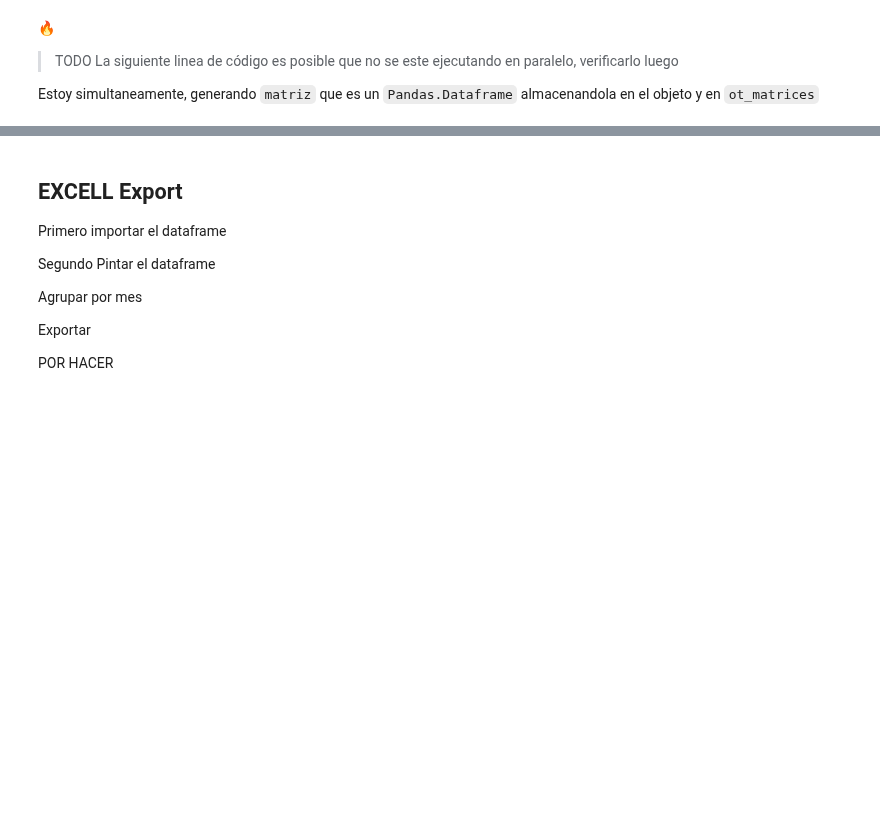
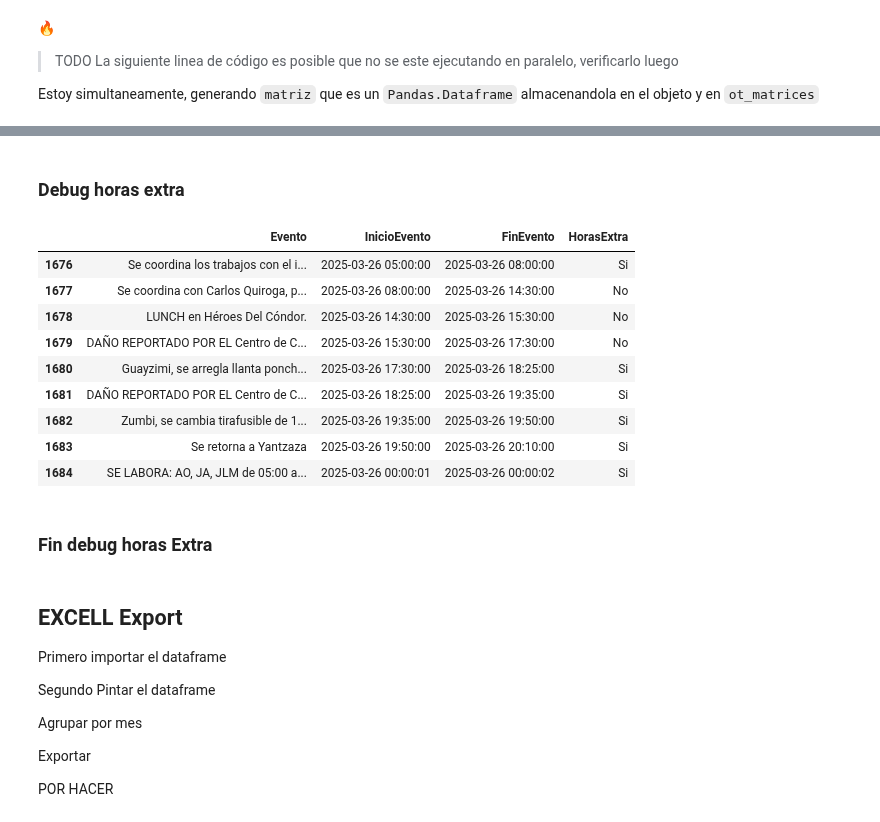
Before and after one commit to ernestopalacios/ordenes_de_trabajo, a Jupyter notebook: Test_GestionOT.ipynb, the cells around one changed output, grey strips where cells are left out. Cells and saved outputs as stored; diff of their text form; code cells hidden in the pictures; blank space fills up the shorter version.

```diff
--- a/Test_GestionOT.ipynb
+++ b/Test_GestionOT.ipynb
@@ -28,13 +28,13 @@ import pickle
 #test_path = '/home/vlad/GIT/eerssa_gh/ordenes_de_trabajo/tests/ot_test/'
 #test_path = '/home/vlad/GIT/eerssa_gh/ordenes_de_trabajo/tests/find_bug'
 #test_path = '/home/vlad/OneDrive/01 JEZO/01 ACTIVIDADES DIARIAS DE TRABAJO DE LAS AGENCIAS/2024'
-test_path = '/home/vlad/OneDrive/01 JEZO/01 ACTIVIDADES DIARIAS DE TRABAJO DE LAS AGENCIAS/2025/restantes_febrero'
-#test_path = '/home/vlad/OneDrive/01 JEZO/01 ACTIVIDADES DIARIAS DE TRABAJO DE LAS AGENCIAS/2025/03 MARZO'
+#test_path = '/home/vlad/OneDrive/01 JEZO/01 ACTIVIDADES DIARIAS DE TRABAJO DE LAS AGENCIAS/2025/restantes_febrero'
+test_path = '/home/vlad/OneDrive/01 JEZO/01 ACTIVIDADES DIARIAS DE TRABAJO DE LAS AGENCIAS/2025/03 MARZO'
 
 
 save_dir = '/home/vlad/GIT/eerssa_gh/ordenes_de_trabajo/tests/db_test/'
 
-file_prefix = '2025_02_Febrero_v022'
+file_prefix = '2025_03_MARZO_v022'
 
 path_obj = save_dir + file_prefix + '_1_object.pkl'
 path_pkl = save_dir + file_prefix + '_2_df.pkl'
@@ -136,4 +146,25 @@ https://scikit-learn.org/stable/model_persistence.html#security-maintainability-
 # Combined full df for exporting to excel
 
 combined_df = pd.concat(df_total, ignore_index=True)
+# %% [markdown]
+### Debug horas extra
+# %%
+finde = combined_df[combined_df["id_ot"] == 148704]
+mad = combined_df[combined_df["id_ot"] == 149102]
+mad2 = combined_df[combined_df["id_ot"] == 150050]
+# %%
+mad2[["Evento","InicioEvento","FinEvento","HorasExtra"]]
+# %% [output]
+|  | Evento | InicioEvento | FinEvento | HorasExtra |
+| 1676 | Se coordina los trabajos con el i... | 2025-03-26 05:00:00 | 2025-03-26 08:00:00 | Si |
+| 1677 | Se coordina con Carlos Quiroga, p... | 2025-03-26 08:00:00 | 2025-03-26 14:30:00 | No |
+| 1678 | LUNCH en Héroes Del Cóndor. | 2025-03-26 14:30:00 | 2025-03-26 15:30:00 | No |
+| 1679 | DAÑO REPORTADO POR EL Centro de C... | 2025-03-26 15:30:00 | 2025-03-26 17:30:00 | No |
+| 1680 | Guayzimi, se arregla llanta ponch... | 2025-03-26 17:30:00 | 2025-03-26 18:25:00 | Si |
+| 1681 | DAÑO REPORTADO POR EL Centro de C... | 2025-03-26 18:25:00 | 2025-03-26 19:35:00 | Si |
+| 1682 | Zumbi, se cambia tirafusible de 1... | 2025-03-26 19:35:00 | 2025-03-26 19:50:00 | Si |
+| 1683 | Se retorna a Yantzaza | 2025-03-26 19:50:00 | 2025-03-26 20:10:00 | Si |
+| 1684 | SE LABORA: AO, JA, JLM de 05:00 a... | 2025-03-26 00:00:01 | 2025-03-26 00:00:02 | Si |
+# %% [markdown]
+### Fin debug horas Extra
 # %%
```
Also changed, not shown: parts of 10 cells of this notebook, 1 other file.
